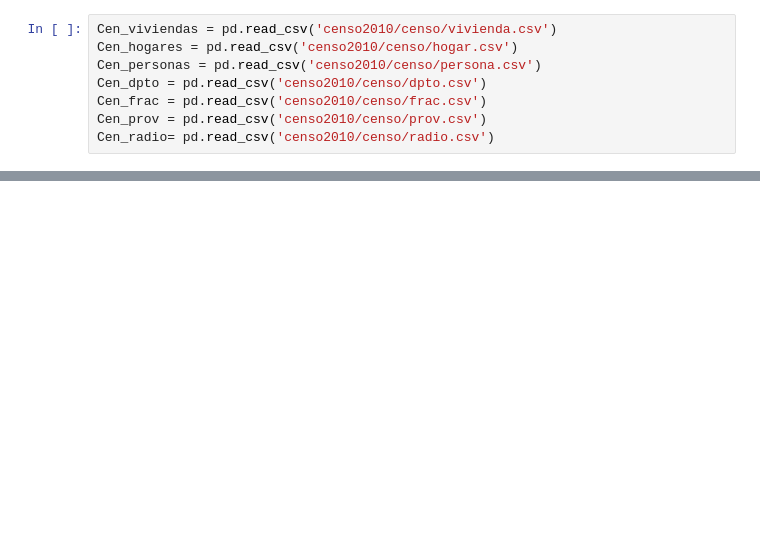
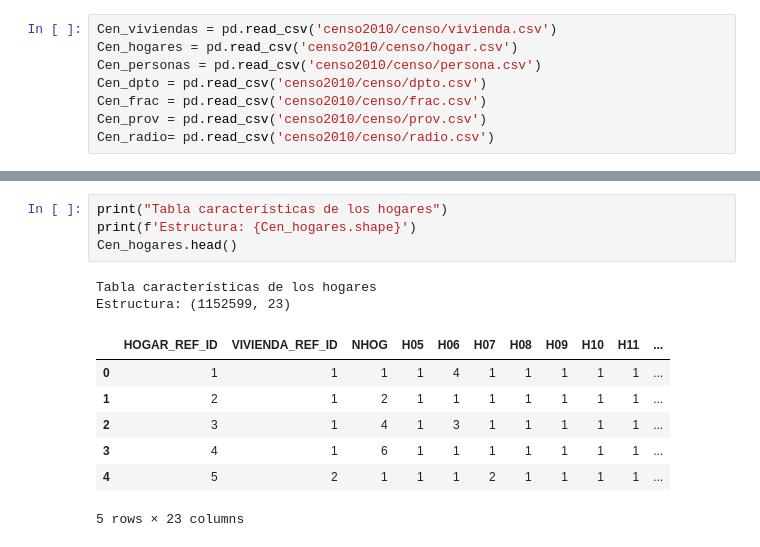
Before and after one commit to nicolasfaccini/Analisis-Elecciones-Generales-2023-Python, a Jupyter notebook: Informe.ipynb, the cells around one changed output, grey strips where cells are left out. Saved outputs shown, nothing was run; the diff lists cells and outputs as text; blank space fills up the shorter version.

```diff
--- a/Informe.ipynb
+++ b/Informe.ipynb
@@ -97,0 +122,14 @@ Cen_radio= pd.read_csv('censo2010/censo/radio.csv')
+# %%
+print("Tabla características de los hogares")
+print(f'Estructura: {Cen_hogares.shape}')
+Cen_hogares.head()
+# %% [output]
+Tabla características de los hogares
+Estructura: (1152599, 23)
+|  | HOGAR_REF_ID | VIVIENDA_REF_ID | NHOG | H05 | H06 | H07 | H08 | H09 | H10 | H11 | ... |
+| 0 | 1 | 1 | 1 | 1 | 4 | 1 | 1 | 1 | 1 | 1 | ... |
+| 1 | 2 | 1 | 2 | 1 | 1 | 1 | 1 | 1 | 1 | 1 | ... |
+| 2 | 3 | 1 | 4 | 1 | 3 | 1 | 1 | 1 | 1 | 1 | ... |
+| 3 | 4 | 1 | 6 | 1 | 1 | 1 | 1 | 1 | 1 | 1 | ... |
+| 4 | 5 | 2 | 1 | 1 | 1 | 2 | 1 | 1 | 1 | 1 | ... |
+5 rows × 23 columns
```
Also changed, not shown: parts of 22 cells of this notebook.
